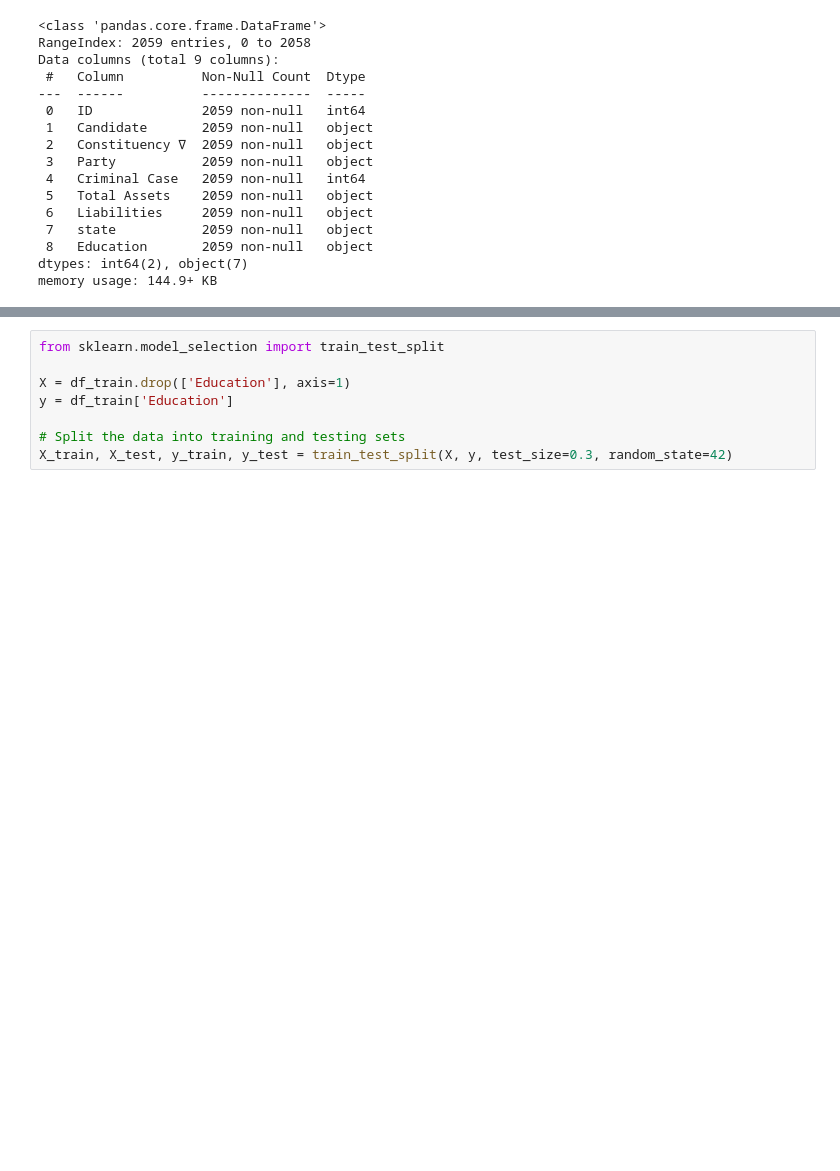
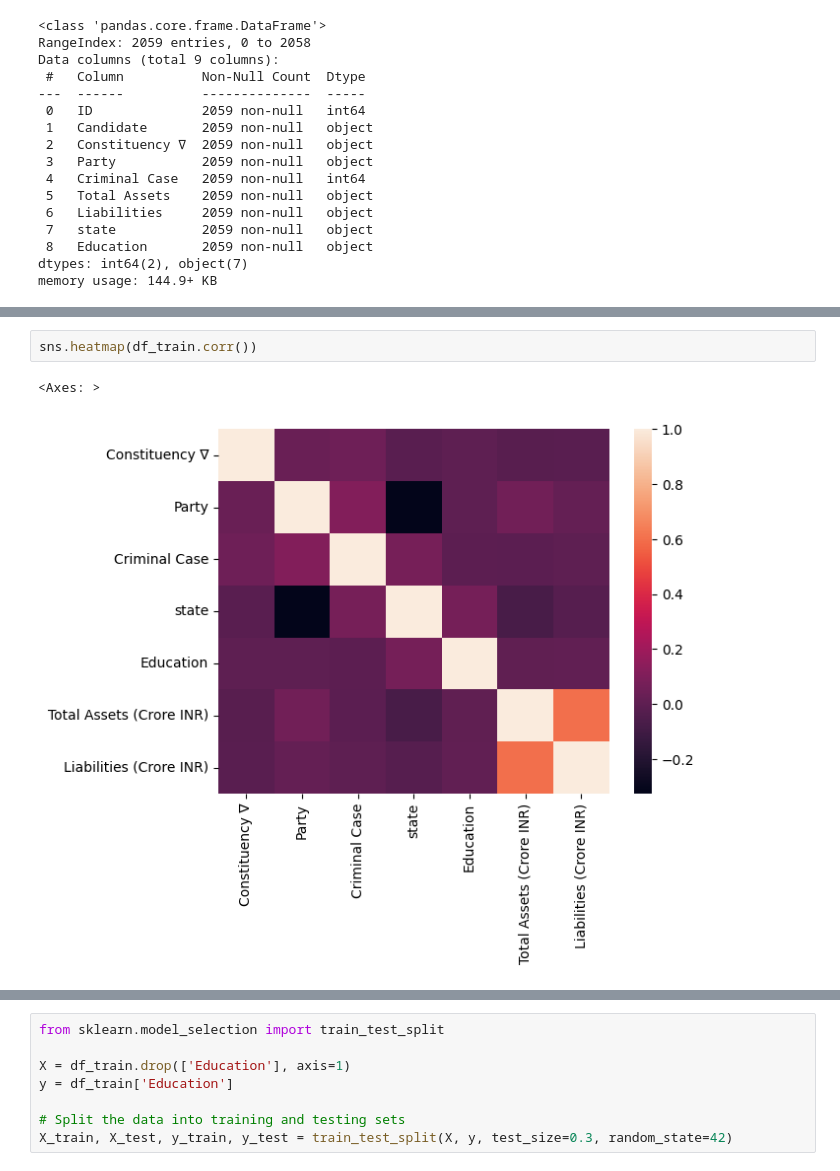
Before and after one commit to sauravkr21/CS253, a Jupyter notebook: Python_Assignment.ipynb, the cells around one changed output, grey strips where cells are left out. Saved outputs shown, nothing was run; the diff lists cells and outputs as text; blank space fills up the shorter version.

```diff
--- a/Python_Assignment.ipynb
+++ b/Python_Assignment.ipynb
@@ -123,3 +159,8 @@ plt.gca().spines[['top', 'right',]].set_visible(False)
+# %%
+sns.heatmap(df_train.corr())
+# %% [output]
+<Axes: >
+[figure, added]
 # %%
 X_pred = process_test_data(test)
 X_pred.head()
```
Also changed, not shown: parts of 13 cells of this notebook.
